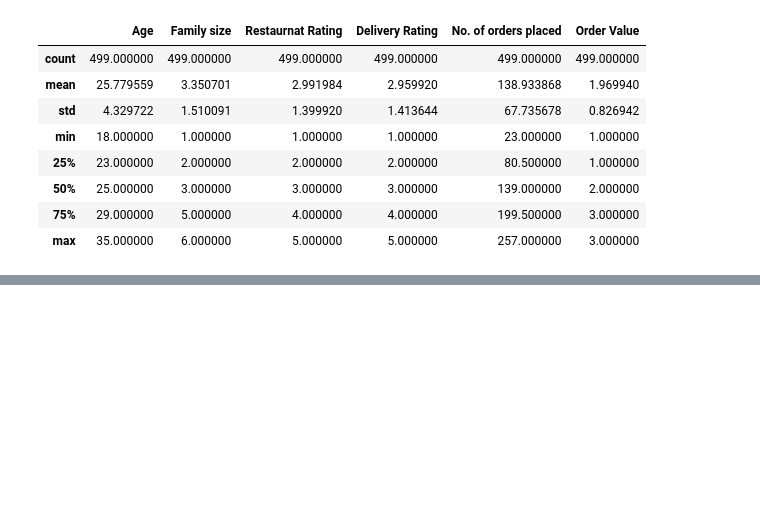
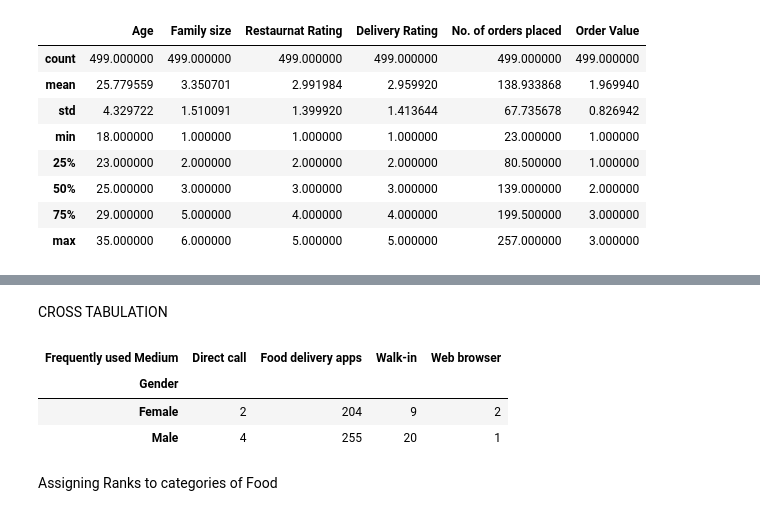
Before and after one commit to Aysha-skhan/DATA-ANALYSIS, a Jupyter notebook: data-analytics.ipynb, the cells around one changed output, grey strips where cells are left out. Cells and saved outputs as stored; diff of their text form; code cells hidden in the pictures; blank space fills up the shorter version.

```diff
--- a/data-analytics.ipynb
+++ b/data-analytics.ipynb
@@ -69,0 +89,11 @@ data.describe()
+# %% [markdown]
+CROSS TABULATION
+# %%
+pd.crosstab(data['Gender'], data['Frequently used Medium'])
+# %% [output]
+| Frequently used Medium | Direct call | Food delivery apps | Walk-in | Web browser |
+| Gender |  |  |  |  |
+| Female | 2 | 204 | 9 | 2 |
+| Male | 4 | 255 | 20 | 1 |
+# %% [markdown]
+Assigning Ranks to categories of Food
```
Also changed, not shown: parts of 8 cells of this notebook.
